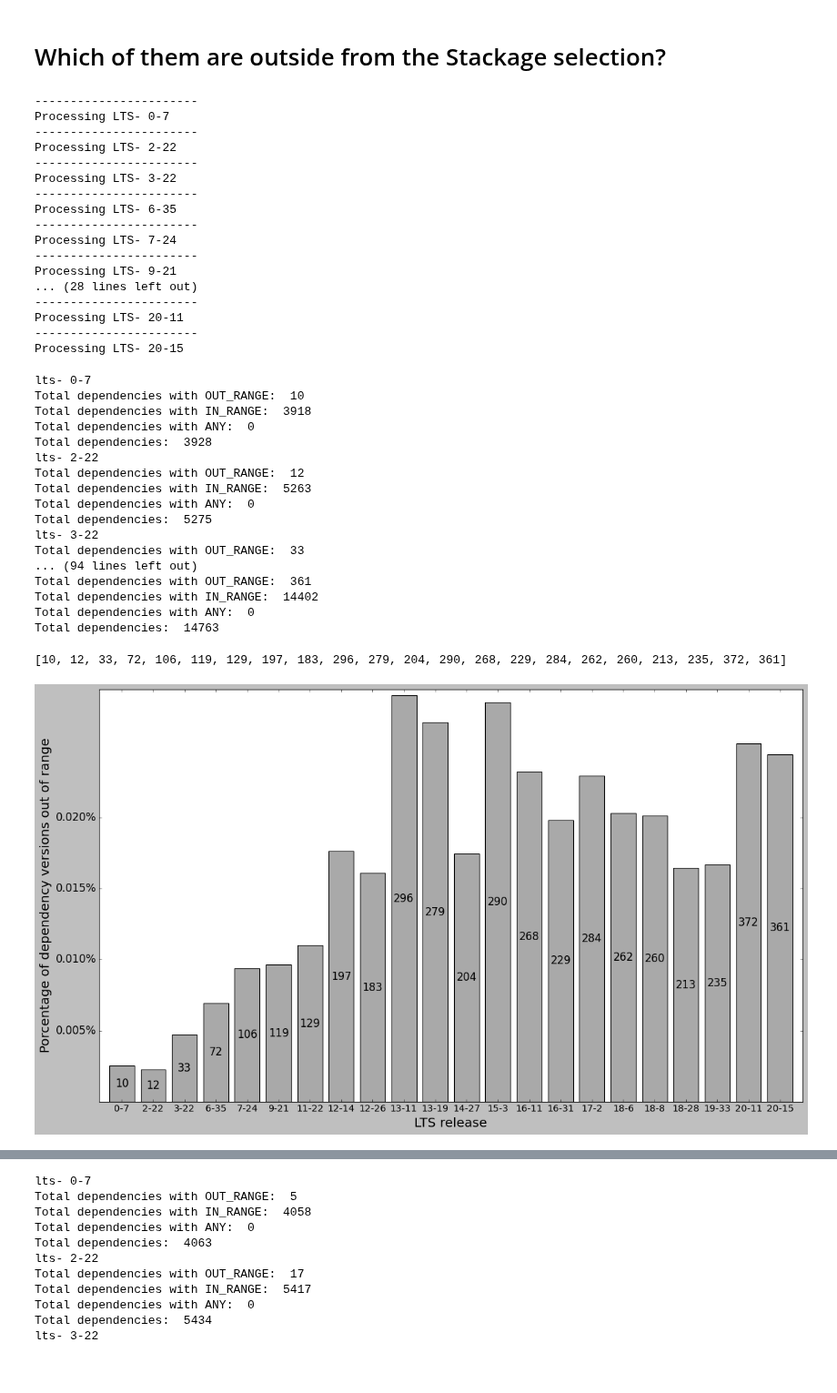
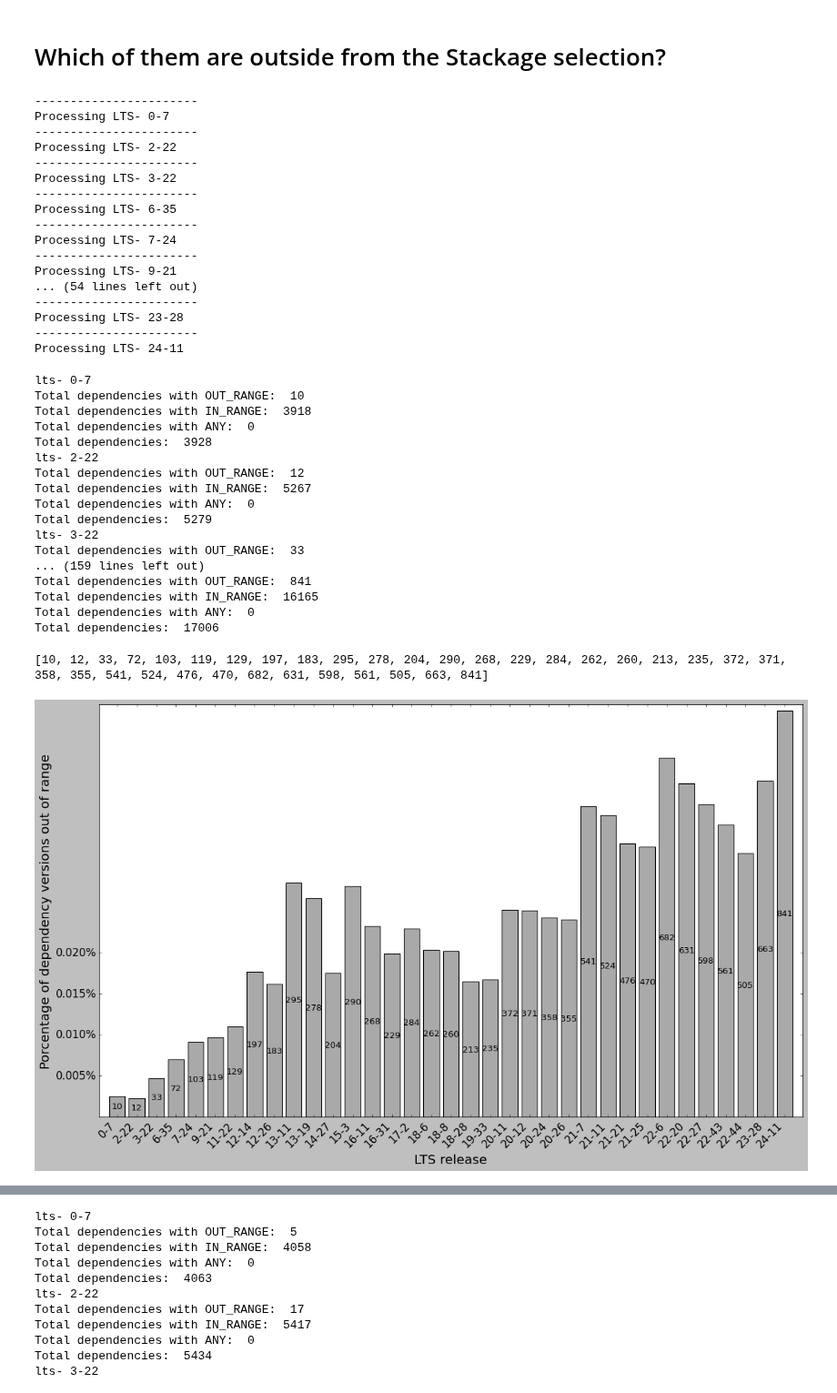
Before and after one commit to pragmaticslaboratory/stackage-evolution, a Jupyter notebook: notebooks/answers/RQ1.ipynb, the cells around one changed output, grey strips where cells are left out. Shown at 91% size. Cells and saved outputs as stored; diff of their text form; code cells hidden in the pictures; blank space fills up the shorter version.

```diff
--- a/notebooks/answers/RQ1.ipynb
+++ b/notebooks/answers/RQ1.ipynb
@@ -67,7 +67,7 @@ for idx, lts in enumerate(lts_list):
 
     top_25_list[lts] = top_25
 # %%
-dic_lts = {'0-7':0,'13-19':10,'20-15':21}
+dic_lts = {lts_list[0]: 0, lts_list[len(lts_list)//2]: len(lts_list)//2, lts_list[-1]: len(lts_list)-1}
 dfs = [{},{},{}]
 lista = []
 for idx,lts in enumerate (dic_lts):
@@ -217,11 +217,11 @@ Processing LTS- 6-35
 Processing LTS- 7-24
 -----------------------
 Processing LTS- 9-21
-... (28 lines left out)
+... (54 lines left out)
 -----------------------
-Processing LTS- 20-11
+Processing LTS- 23-28
 -----------------------
-Processing LTS- 20-15
+Processing LTS- 24-11
 # %%
 out_range = []
 out_range_percentage =[]
@@ -291,36 +291,36 @@ Total dependencies with ANY:  0
 Total dependencies:  3928
 lts- 2-22
 Total dependencies with OUT_RANGE:  12
-Total dependencies with IN_RANGE:  5263
+Total dependencies with IN_RANGE:  5267
 Total dependencies with ANY:  0
-Total dependencies:  5275
+Total dependencies:  5279
 lts- 3-22
 Total dependencies with OUT_RANGE:  33
-... (94 lines left out)
-Total dependencies with OUT_RANGE:  361
-Total dependencies with IN_RANGE:  14402
+... (159 lines left out)
+Total dependencies with OUT_RANGE:  841
+Total dependencies with IN_RANGE:  16165
 Total dependencies with ANY:  0
-Total dependencies:  14763
+Total dependencies:  17006
 # %%
 fig, ax = plt.subplots(figsize=(14, 10))
 ax.margins(0.015)
 plt.subplots_adjust(right=1.1)
 print(out_range)
 bar = ax.bar(x=lts_list, height=out_range_percentage, width=0.8, color='darkgrey', align='center', label='Dependdencies out of range')
-ax.bar_label(bar, labels=list(out_range), label_type='center', color='black', fontsize=15)
+ax.bar_label(bar, labels=list(out_range), label_type='center', color='black', fontsize=12)
 
 ax.set_xticks(lts_list)
-ax.set_xticklabels(lts_list,fontsize=13)
+ax.set_xticklabels(lts_list, fontsize=15, rotation=45, ha='right')  # Rotar etiquetas para evitar solapamiento
 ax.set_yticks([0.005, 0.010, 0.015,0.020])
 ax.set_yticklabels(['0.005%', '0.010%', '0.015%','0.020%'],fontsize=15)
 ax.set_xlabel('LTS release',fontsize=18)
 ax.set_ylabel('Porcentage of dependency versions out of range',fontsize=18)
 
 plt.savefig("../../graphs/rq1_2.pdf", format='pdf', bbox_inches='tight')
 plt.show()
 # %% [output]
-[10, 12, 33, 72, 106, 119, 129, 197, 183, 296, 279, 204, 290, 268, 229, 284, 262, 260, 213, 235, 372, 361]
+[10, 12, 33, 72, 103, 119, 129, 197, 183, 295, 278, 204, 290, 268, 229, 284, 262, 260, 213, 235, 372, 371, 358, 355, 541, 524, 476, 470, 682, 631, 598, 561, 505, 663, 841]
-[figure, old version]
+[figure, new version]
 # %%
 fig, ax = plt.subplots(figsize=(14, 10))
 ax.margins(0.015)
```
Also changed, not shown: parts of 6 cells of this notebook, 29 other files.
